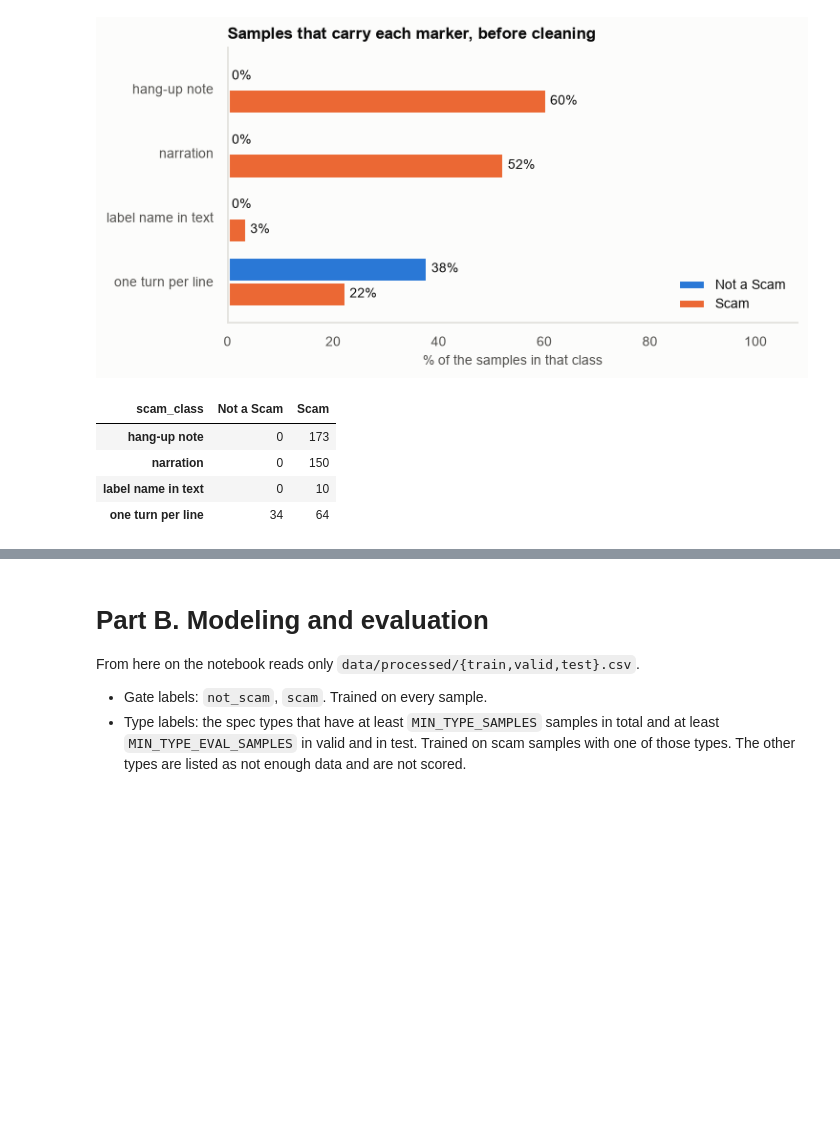
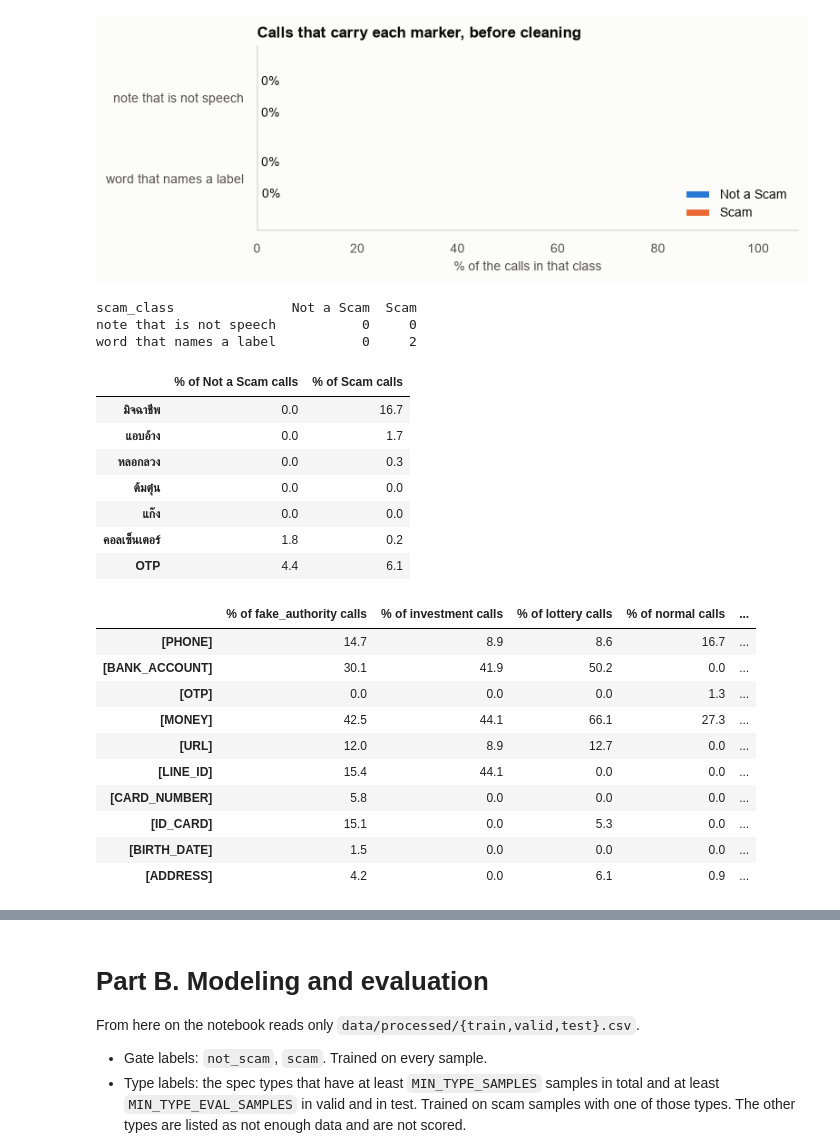
Before and after one commit to ZenithGeeks/Callas, a Jupyter notebook: notebooks/scam_classifier_phayathaibert.ipynb, the cells around one changed output, grey strips where cells are left out. Drawn from its saved outputs; the diff is of its cells as text; code cells hidden in the pictures; blank space fills up the shorter version.

```diff
--- a/notebooks/scam_classifier_phayathaibert.ipynb
+++ b/notebooks/scam_classifier_phayathaibert.ipynb
@@ -318,44 +452,81 @@ A classifier uses any such shortcut. This cell counts three of them.
 # %%
-def has_narration(dialogue: str) -> bool:
-    return any(
-        role == "caller" and NARRATION.search(" ".join(text.split()))
-        for role, text in parse_dialogue(dialogue)
-    )
+from IPython.display import display
 
-
+spoken = raw["turns"].map(call_text)
 checks = pd.DataFrame(
     {
-        "hang-up note": raw["dialogue"].str.contains(BRACKET_NOTE),
-        "narration": raw["dialogue"].map(has_narration),
-        "label name in text": raw["dialogue"].str.contains(LABEL_NAMES),
-        "one turn per line": raw["dialogue"].str.contains("\n"),
+        "note that is not speech": spoken.str.contains(BRACKET_NOTE)
+        | spoken.str.contains(STAGE_NOTE),
+        "word that names a label": spoken.str.contains(LABEL_WORDS),
     }
 )
 by_class = checks.groupby(raw["scam_class"])
 share = (by_class.mean() * 100).T
 
 ax = share.plot.barh(
-    figsize=(7, 3.4), width=0.78, edgecolor=SURFACE, linewidth=2,
+    figsize=(7, 2.4), width=0.78, edgecolor=SURFACE, linewidth=2,
     color=[CLASS_COLORS.get(c, NEUTRAL) for c in share.columns],
 )  # fmt: skip
 label_bars(ax, "{:.0f}%")
 ax.invert_yaxis()
 ax.set(
-    title="Samples that carry each marker, before cleaning",
-    xlabel="% of the samples in that class",
+    title="Calls that carry each marker, before cleaning",
+    xlabel="% of the calls in that class",
     xlim=(0, 108),
 )
 ax.legend(title=None, loc="lower right")
 plt.show()
+print(by_class.sum().T.to_string())
 
-by_class.sum().T.style.background_gradient(cmap=BLUES, axis=None)
+shortcuts = (
+    # placeholders are left out, so "OTP" counts the spoken word, not [OTP]
+    pd.DataFrame(
+        {
+            word: spoken.str.replace(PLACEHOLDER, " ", regex=True).str.contains(word, regex=False)
+            for word in SHORTCUT_WORDS
+        }
+    )
+    .groupby(raw["scam_class"])
+    .mean()
+    .T.mul(100)
+    .round(1)
+)
+shortcuts.columns = [f"% of {c} calls" for c in shortcuts.columns]
+display(shortcuts.style.background_gradient(cmap=BLUES, axis=None).format("{:.1f}"))
+
+placeholders = (
+    pd.DataFrame({f"[{label}]": spoken.str.contains(f"[{label}]", regex=False) for label in SENSITIVE_LABELS})
+    .groupby(raw["scam_type"].replace("", "normal"))
+    .mean()
+    .T.mul(100)
+    .round(1)
+)
+placeholders.columns = [f"% of {c} calls" for c in placeholders.columns]
+placeholders.style.background_gradient(cmap=BLUES, axis=None).format("{:.1f}")
 # %% [output]
-[figure, old version]
+[figure, new version]
+scam_class               Not a Scam  Scam
+note that is not speech           0     0
+word that names a label           0     2
-| scam_class | Not a Scam | Scam |
-| hang-up note | 0 | 173 |
-| narration | 0 | 150 |
-| label name in text | 0 | 10 |
-| one turn per line | 34 | 64 |
+|  | % of Not a Scam calls | % of Scam calls |
+| มิจฉาชีพ | 0.0 | 16.7 |
+| แอบอ้าง | 0.0 | 1.7 |
+| หลอกลวง | 0.0 | 0.3 |
+| ต้มตุ๋น | 0.0 | 0.0 |
+| แก๊ง | 0.0 | 0.0 |
+| คอลเซ็นเตอร์ | 1.8 | 0.2 |
+| OTP | 4.4 | 6.1 |
+|  | % of fake_authority calls | % of investment calls | % of lottery calls | % of normal calls | ... |
+| [PHONE] | 14.7 | 8.9 | 8.6 | 16.7 | ... |
+| [BANK_ACCOUNT] | 30.1 | 41.9 | 50.2 | 0.0 | ... |
+| [OTP] | 0.0 | 0.0 | 0.0 | 1.3 | ... |
+| [MONEY] | 42.5 | 44.1 | 66.1 | 27.3 | ... |
+| [URL] | 12.0 | 8.9 | 12.7 | 0.0 | ... |
+| [LINE_ID] | 15.4 | 44.1 | 0.0 | 0.0 | ... |
+| [CARD_NUMBER] | 5.8 | 0.0 | 0.0 | 0.0 | ... |
+| [ID_CARD] | 15.1 | 0.0 | 5.3 | 0.0 | ... |
+| [BIRTH_DATE] | 1.5 | 0.0 | 0.0 | 0.0 | ... |
+| [ADDRESS] | 4.2 | 0.0 | 6.1 | 0.9 | ... |
 # %% [markdown]
 ## Step 3. Data cleaning and text preprocessing
 
```
Also changed, not shown: parts of 66 cells of this notebook, 2 other files.
